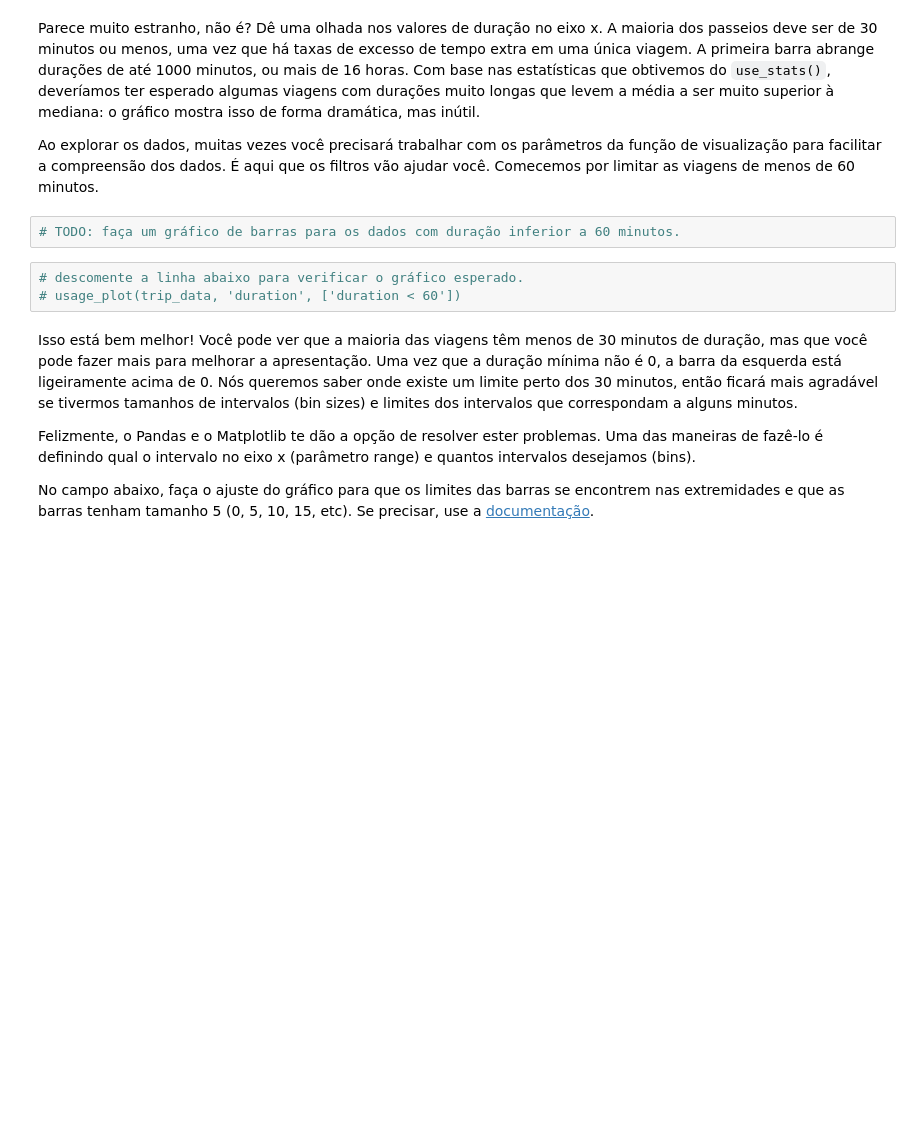
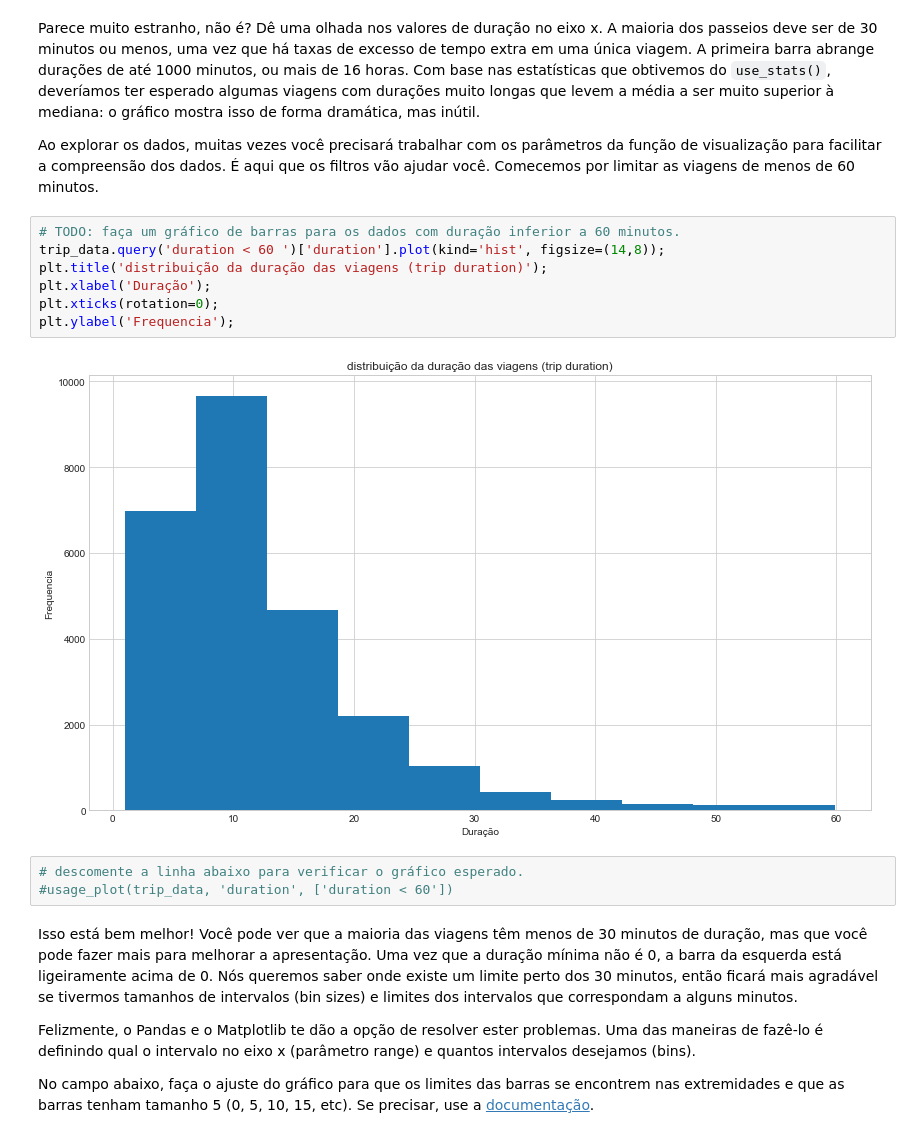
Before and after one commit to bertaglia/bikeshareanalysis, a Jupyter notebook: Analise_Bay_Area_Bike_Share-NDFDSI.ipynb, the cells around one changed output. Drawn from its saved outputs; the diff is of its cells as text; blank space fills up the shorter version.

```diff
--- a/Analise_Bay_Area_Bike_Share-NDFDSI.ipynb
+++ b/Analise_Bay_Area_Bike_Share-NDFDSI.ipynb
@@ -321,9 +358,16 @@ Parece muito estranho, não é? Dê uma olhada nos valores de duração no eixo
 Ao explorar os dados, muitas vezes você precisará trabalhar com os parâmetros da função de visualização para facilitar a compreensão dos dados. É aqui que os filtros vão ajudar você. Comecemos por limitar as  viagens de menos de 60 minutos.
 # %%
 # TODO: faça um gráfico de barras para os dados com duração inferior a 60 minutos.
+trip_data.query('duration < 60 ')['duration'].plot(kind='hist', figsize=(14,8));
+plt.title('distribuição da duração das viagens (trip duration)');
+plt.xlabel('Duração');
+plt.xticks(rotation=0);
+plt.ylabel('Frequencia');
+# %% [output]
+[figure, added]
 # %%
 # descomente a linha abaixo para verificar o gráfico esperado.
-# usage_plot(trip_data, 'duration', ['duration < 60'])
+#usage_plot(trip_data, 'duration', ['duration < 60'])
 # %% [markdown]
 Isso está bem melhor! Você pode ver que a maioria das viagens têm menos de 30 minutos de duração, mas que você pode fazer mais para melhorar a apresentação. Uma vez que a duração mínima não é 0, a barra da esquerda está ligeiramente acima de 0. Nós queremos saber onde existe um limite perto dos 30 minutos, então ficará mais agradável se tivermos tamanhos de intervalos (bin sizes) e limites dos intervalos que correspondam a alguns minutos.
 
```
Also changed, not shown: parts of 20 cells of this notebook, 3 other files.
